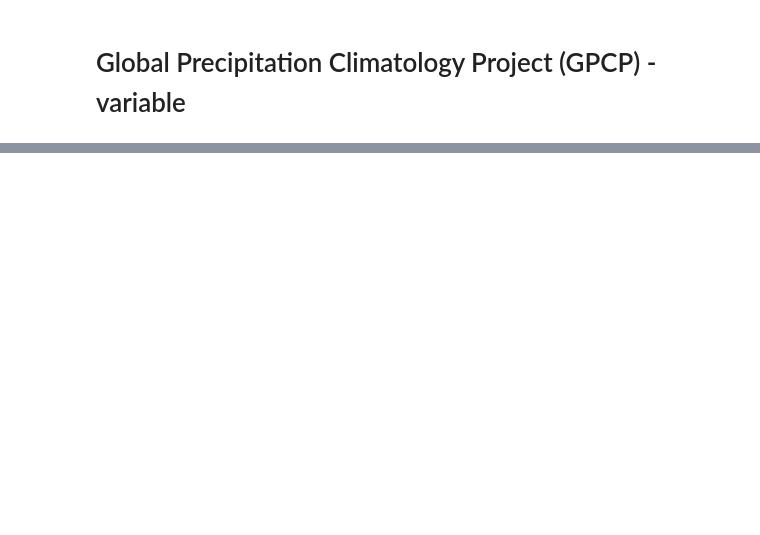
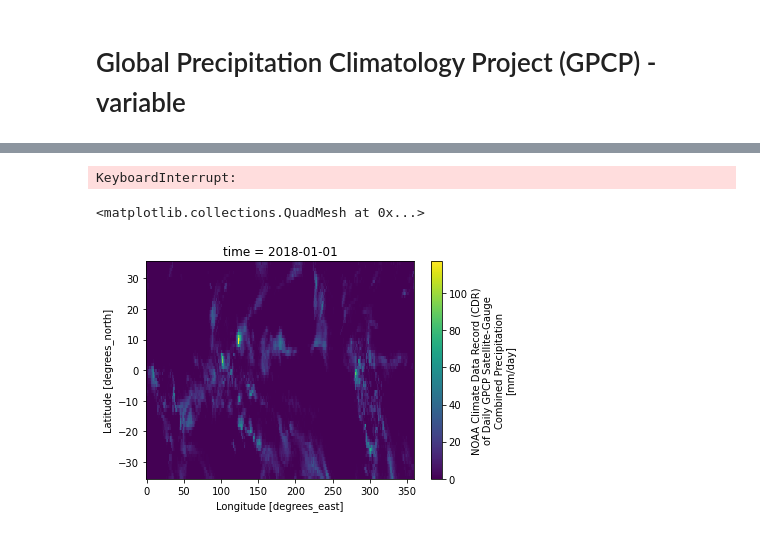
Before and after one commit to PBlackberg/phd, a Jupyter notebook: metrics/funcs/vars/gpcpVars.ipynb, the cells around one changed output, grey strips where cells are left out. Saved outputs shown, nothing was run; the diff lists cells and outputs as text; code cells hidden in the pictures; blank space fills up the shorter version.

Commit message:
gpcp changes

```diff
--- a/metrics/funcs/vars/gpcpVars.ipynb
+++ b/metrics/funcs/vars/gpcpVars.ipynb
@@ -32,15 +34,24 @@ Data variables:
     spatial_resolution:         1 degree
     comment:                    Processing computer: eagle2.umd.edu
 # %%
-# path = '/g/data/ua8/Precipitation/GPCP/day/v1-3'
-# folders = [f for f in os.listdir(path) if os.path.isdir(os.path.join(path, f))]
+path_gen = '/g/data/ua8/Precipitation/GPCP/day/v1-3'
+years = range(1996,2023)
+folders = [f for f in os.listdir(path_gen) if (int(f) in years)]
+folders = sorted(folders, key=int)
 
-# ds_list = []
-# for folder in folders:
-#     folder_path = os.path.join(path, folder)
-#     files = [f for f in os.listdir(folder_path) if f.endswith('.nc')]
-#     for file in files:
-#         ds = xr.open_dataset(os.path.join(folder_path, file))
-#         ds_list.append(ds)
 
-# ds_concat = xr.concat(ds_list, dim='time')
+ds_list = []
+for folder in folders:
+    path_folder = os.path.join(path_gen, folder)
+    files = [f for f in os.listdir(path_folder) if f.endswith('.nc')]
+
+    path_fileList = []
+    for file in files:
+        path_fileList = np.append(path_fileList, os.path.join(path_folder, file))
+
+
+    ds_year = xr.open_mfdataset(path_fileList, combine='by_coords')
+    ds_list.append(ds_year)
+
+
+ds_concat = xr.concat(ds_list, dim='time')
@@ -80,6 +215,5 @@ Data variables:
 # %%
 precip = ds_concat.precip
-# %%
-valid_range = [0, 100]
-precip = precip.where((precip >= valid_range[0]) & (precip <= valid_range[1]), np.nan)
+# %%
+precip = precip.rename({'latitude': 'lat', 'longitude': 'lon'})
 # %%
@@ -89,0 +250,2 @@ precip_sMean= precip.weighted(aWeights).mean(dim=('latitude','longitude'), skipn
+# %%
+precip = precip.sel(lat = slice(-35, 35))
@@ -90,3 +280,7 @@ precip_sMean= precip.weighted(aWeights).mean(dim=('latitude','longitude'), skipn
+# %%
+plt.plot(precip.values)
+# %% [output]
+KeyboardInterrupt:
 # %%
 def save_file(dataSet, folder, fileName):
 
@@ -104 +298,6 @@ dataSet = ds_concat
 save_file(dataSet, folder, fileName)
+# %%
+precip.sel(time='2018-01-01').plot()
+# %% [output]
+<matplotlib.collections.QuadMesh at 0x...>
+[figure, added]
```
Also changed, not shown: parts of 13 cells of this notebook, 2 other files.
